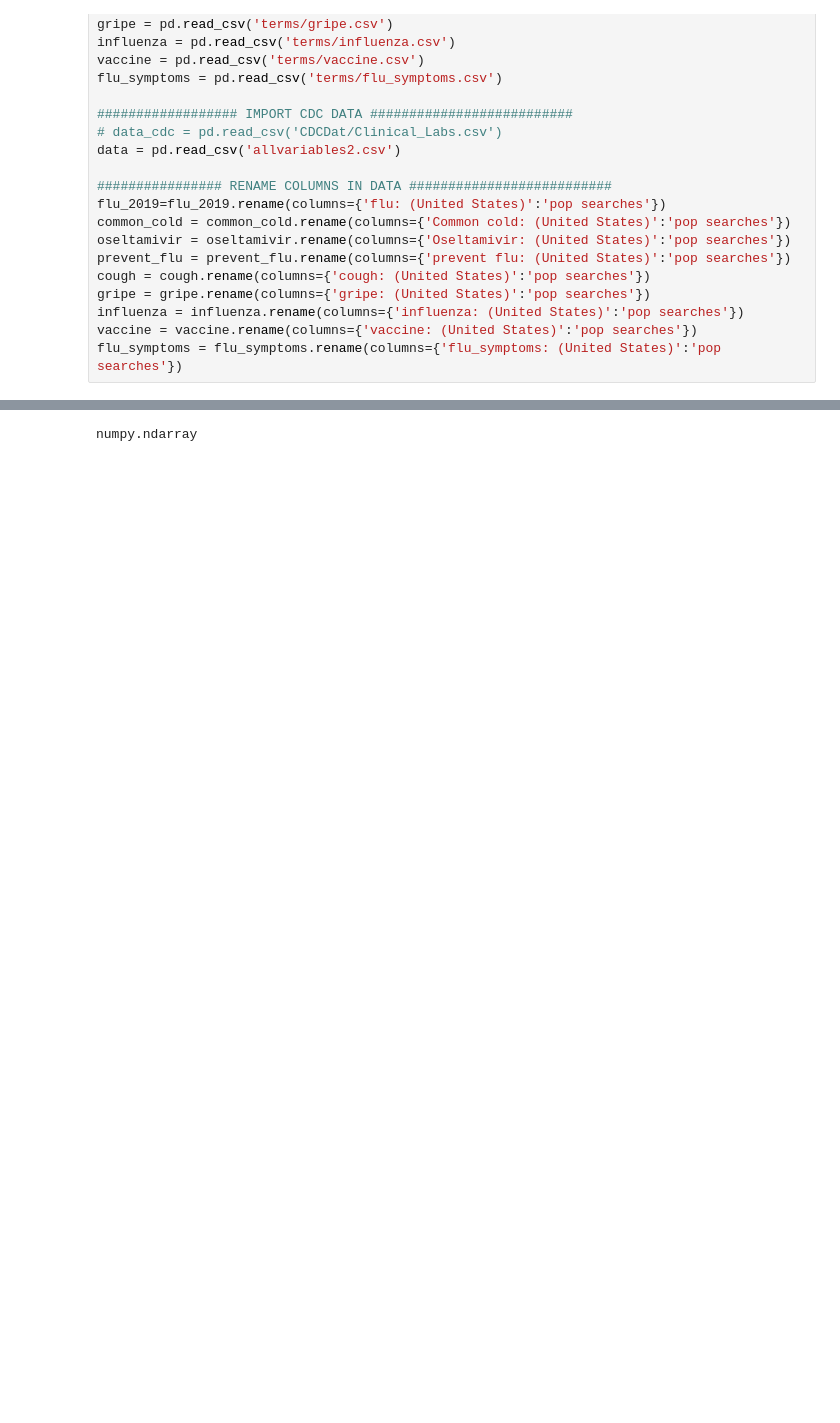
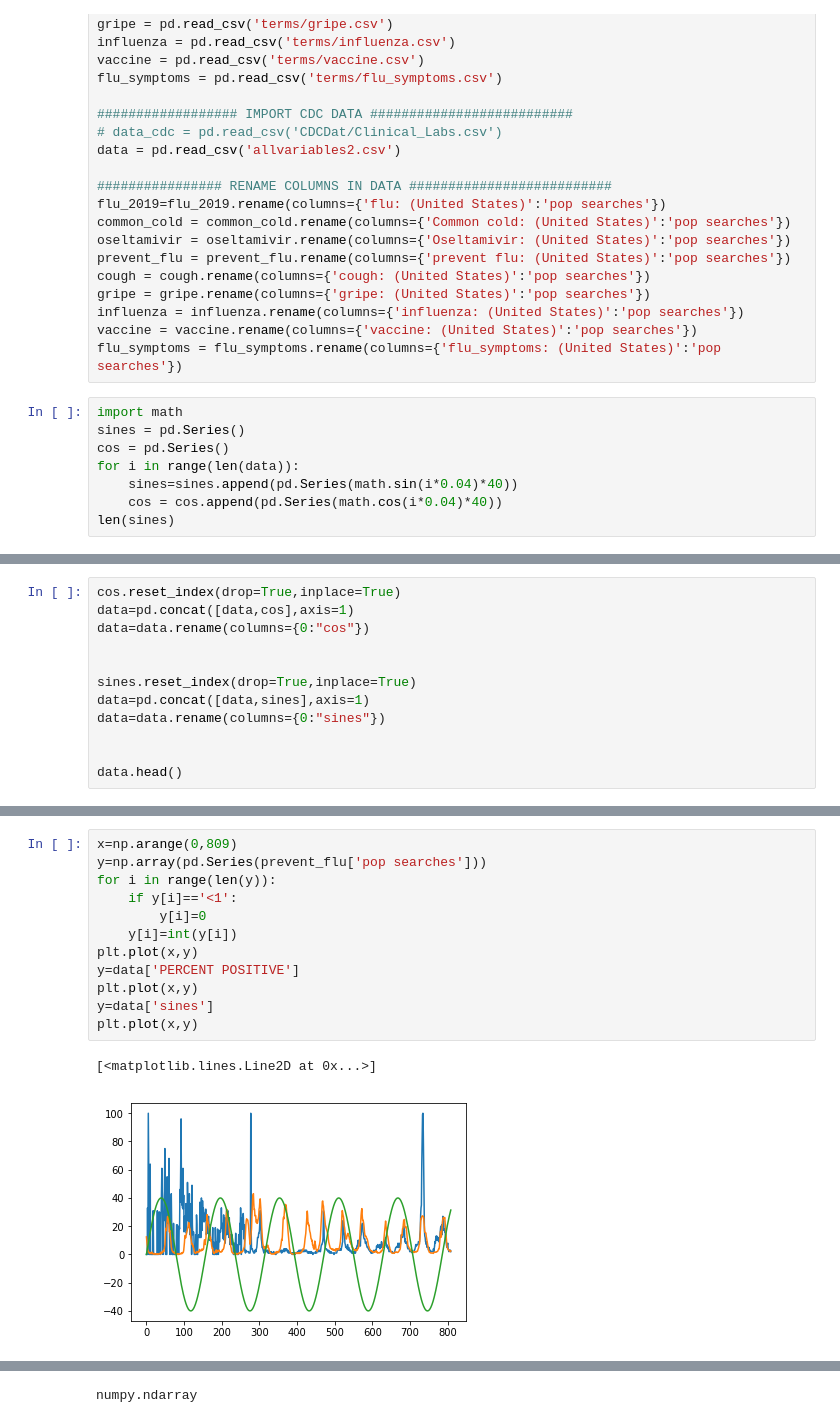
Before and after one commit to shreyaj1212/Influenza-Trends, a Jupyter notebook: Regression-Percentage.ipynb, the cells around one changed output, grey strips where cells are left out. Saved outputs shown, nothing was run; the diff lists cells and outputs as text; blank space fills up the shorter version.

```diff
--- a/Regression-Percentage.ipynb
+++ b/Regression-Percentage.ipynb
@@ -31,3 +31,11 @@ gripe = gripe.rename(columns={'gripe: (United States)':'pop searches'})
 influenza = influenza.rename(columns={'influenza: (United States)':'pop searches'})
 vaccine = vaccine.rename(columns={'vaccine: (United States)':'pop searches'})
 flu_symptoms = flu_symptoms.rename(columns={'flu_symptoms: (United States)':'pop searches'})
+# %%
+import math
+sines = pd.Series()
+cos = pd.Series()
+for i in range(len(data)):
+    sines=sines.append(pd.Series(math.sin(i*0.04)*40))
+    cos = cos.append(pd.Series(math.cos(i*0.04)*40))
+len(sines)
@@ -33,0 +44,12 @@ flu_symptoms = flu_symptoms.rename(columns={'flu_symptoms: (United States)':'pop
+# %%
+cos.reset_index(drop=True,inplace=True)
+data=pd.concat([data,cos],axis=1)
+data=data.rename(columns={0:"cos"})
+
+
+sines.reset_index(drop=True,inplace=True)
+data=pd.concat([data,sines],axis=1)
+data=data.rename(columns={0:"sines"})
+
+
+data.head()
@@ -33,0 +63,15 @@ flu_symptoms = flu_symptoms.rename(columns={'flu_symptoms: (United States)':'pop
+# %%
+x=np.arange(0,809)
+y=np.array(pd.Series(prevent_flu['pop searches']))
+for i in range(len(y)):
+    if y[i]=='<1':
+        y[i]=0
+    y[i]=int(y[i])
+plt.plot(x,y)
+y=data['PERCENT POSITIVE']
+plt.plot(x,y)
+y=data['sines']
+plt.plot(x,y)
+# %% [output]
+[<matplotlib.lines.Line2D at 0x...>]
+[figure, added]
```
Also changed, not shown: parts of 17 cells of this notebook, 11 other files.
